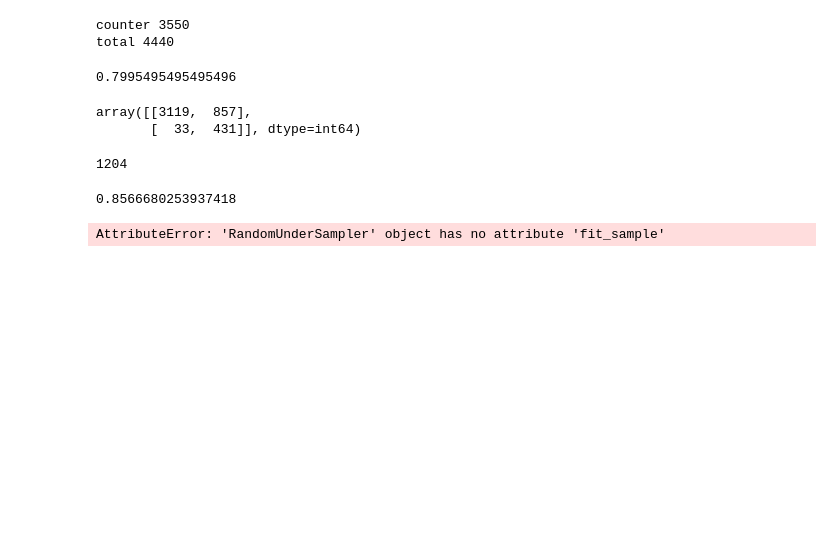
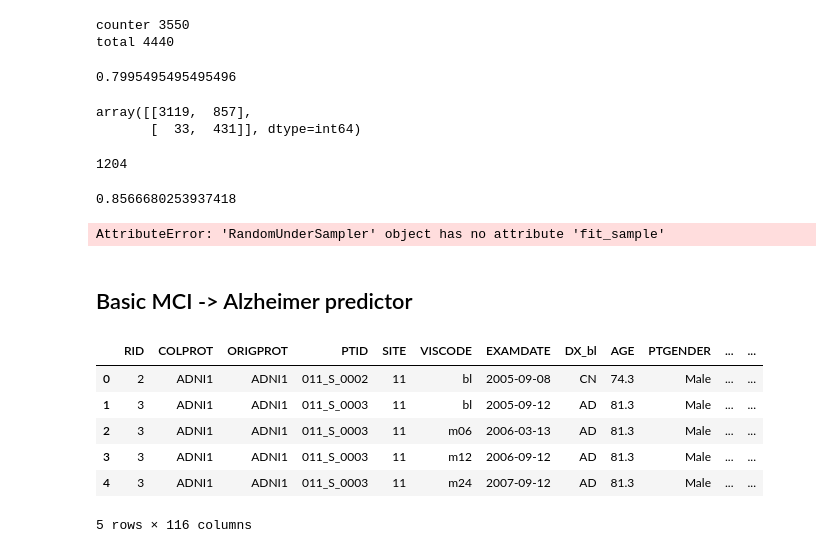
Before and after one commit to V1ncenttt/FYP-Alzheimer-Harmonisation, a Jupyter notebook: src/harmonisation.ipynb, the cells around one changed output. Drawn from its saved outputs; the diff is of its cells as text; code cells hidden in the pictures; blank space fills up the shorter version.

```diff
--- a/src/harmonisation.ipynb
+++ b/src/harmonisation.ipynb
@@ -292,3 +292,15 @@ rus = RandomUnderSampler()
 X_rus, y_rus, id_rus = rus.fit_sample(X_test, y_test)
 # %% [output]
 AttributeError: 'RandomUnderSampler' object has no attribute 'fit_sample'
+# %% [markdown]
+## Basic MCI -> Alzheimer predictor
+# %%
+merge.head()
+# %% [output]
+|  | RID | COLPROT | ORIGPROT | PTID | SITE | VISCODE | EXAMDATE | DX_bl | AGE | PTGENDER | ... | ... |
+| 0 | 2 | ADNI1 | ADNI1 | 011_S_0002 | 11 | bl | 2005-09-08 | CN | 74.3 | Male | ... | ... |
+| 1 | 3 | ADNI1 | ADNI1 | 011_S_0003 | 11 | bl | 2005-09-12 | AD | 81.3 | Male | ... | ... |
+| 2 | 3 | ADNI1 | ADNI1 | 011_S_0003 | 11 | m06 | 2006-03-13 | AD | 81.3 | Male | ... | ... |
+| 3 | 3 | ADNI1 | ADNI1 | 011_S_0003 | 11 | m12 | 2006-09-12 | AD | 81.3 | Male | ... | ... |
+| 4 | 3 | ADNI1 | ADNI1 | 011_S_0003 | 11 | m24 | 2007-09-12 | AD | 81.3 | Male | ... | ... |
+5 rows × 116 columns
```
Also changed, not shown: parts of 6 cells of this notebook, 2 other files.
